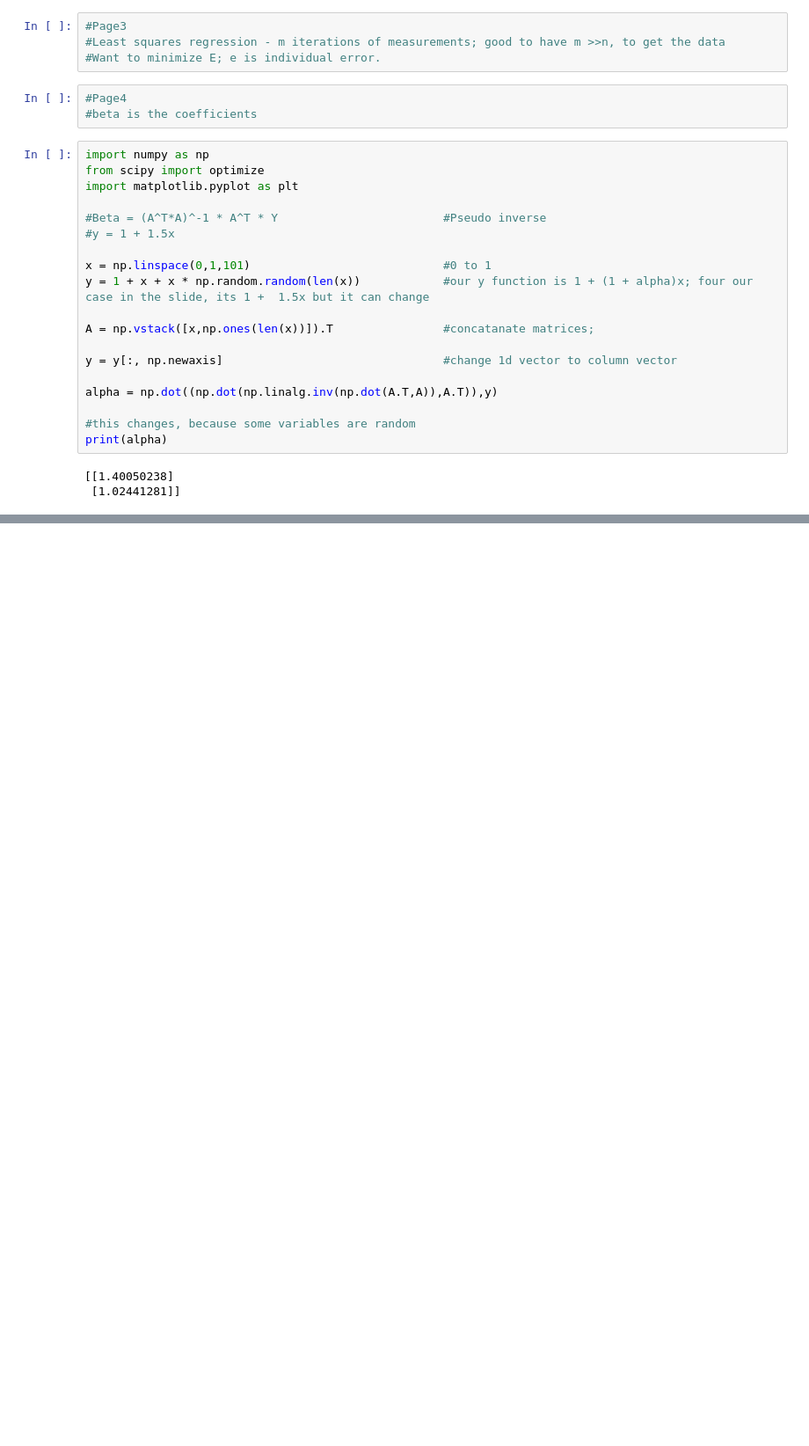
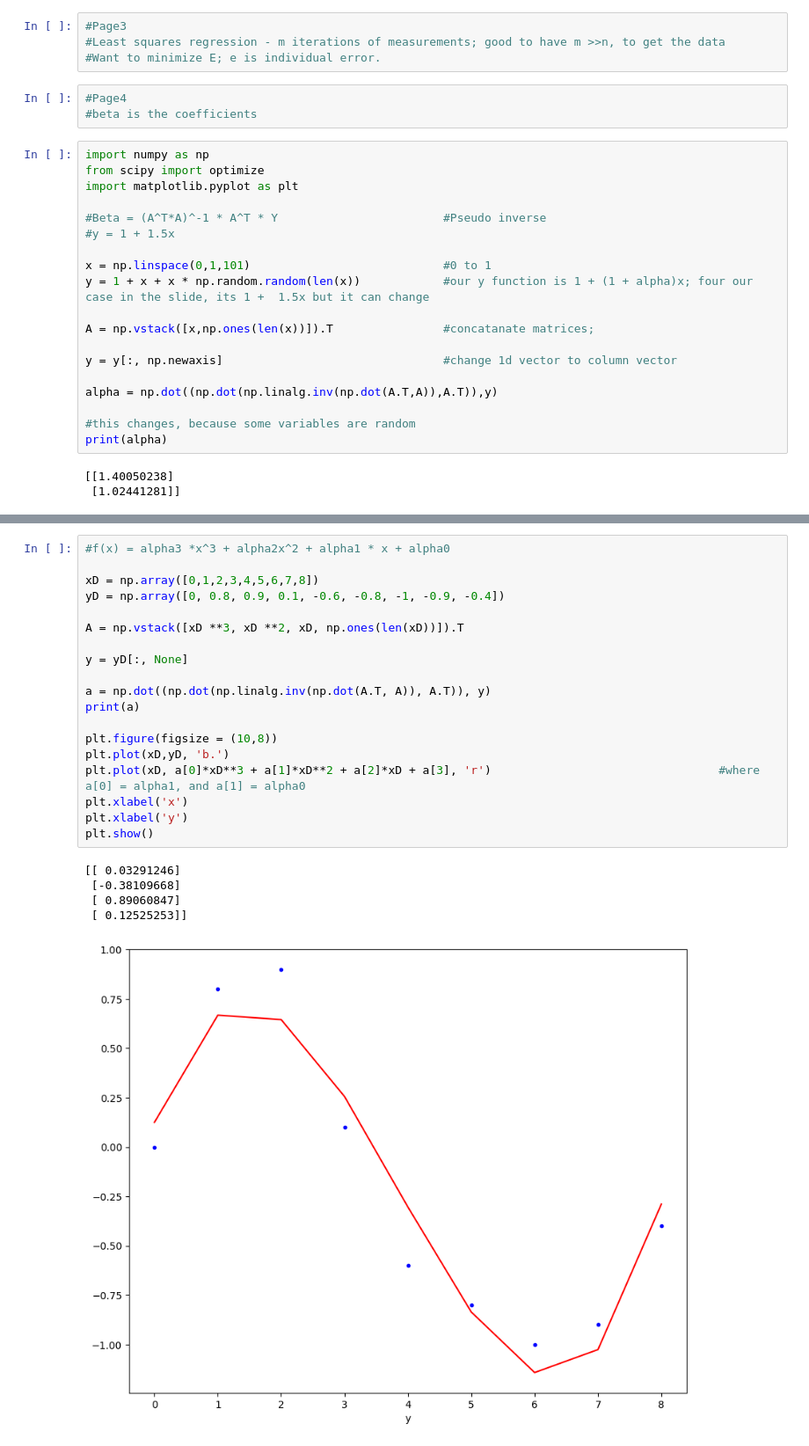
Before and after one commit to yoponchik/Computer-Programming-For-Engineers, a Jupyter notebook: Lecture Code/Week10.ipynb, the cells around one changed output, grey strips where cells are left out. Shown at 88% size. Saved outputs shown, nothing was run; the diff lists cells and outputs as text; blank space fills up the shorter version.

```diff
--- a/Lecture Code/Week10.ipynb
+++ b/Lecture Code/Week10.ipynb
@@ -49,0 +113,25 @@ alpha = optimize.curve_fit(func, xdata = x, ydata = y)[0]                   #opt
+# %%
+#f(x) = alpha3 *x^3 + alpha2x^2 + alpha1 * x + alpha0
+
+xD = np.array([0,1,2,3,4,5,6,7,8])
+yD = np.array([0, 0.8, 0.9, 0.1, -0.6, -0.8, -1, -0.9, -0.4])
+
+A = np.vstack([xD **3, xD **2, xD, np.ones(len(xD))]).T
+
+y = yD[:, None]
+
+a = np.dot((np.dot(np.linalg.inv(np.dot(A.T, A)), A.T)), y)
+print(a)
+
+plt.figure(figsize = (10,8))
+plt.plot(xD,yD, 'b.')
+plt.plot(xD, a[0]*xD**3 + a[1]*xD**2 + a[2]*xD + a[3], 'r')                                 #where a[0] = alpha1, and a[1] = alpha0
+plt.xlabel('x')
+plt.xlabel('y')
+plt.show()
+# %% [output]
+[[ 0.03291246]
+ [-0.38109668]
+ [ 0.89060847]
+ [ 0.12525253]]
+[figure, added]
```
Also changed, not shown: parts of 7 cells of this notebook.
